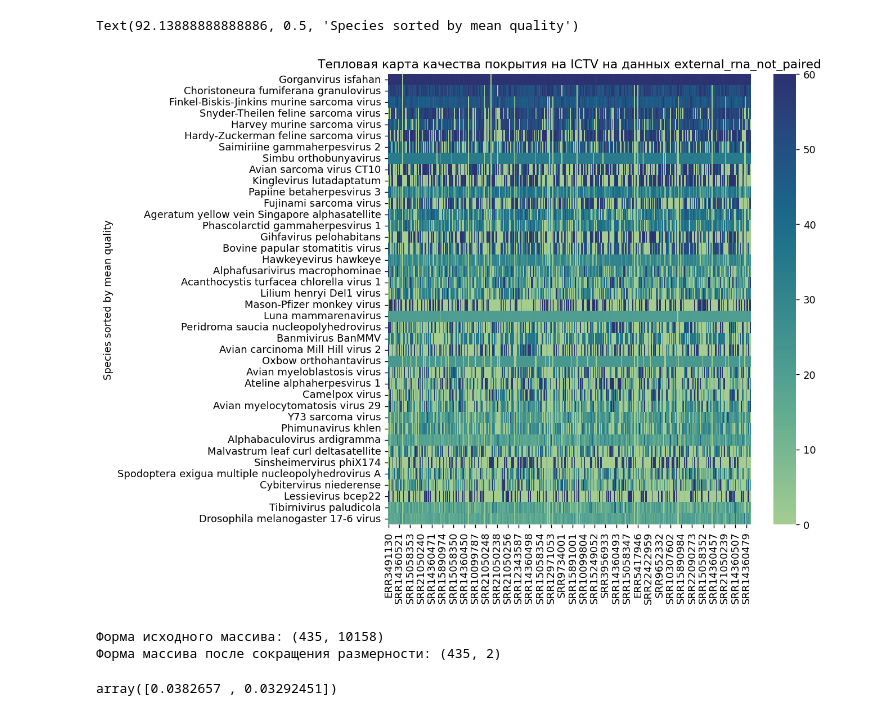
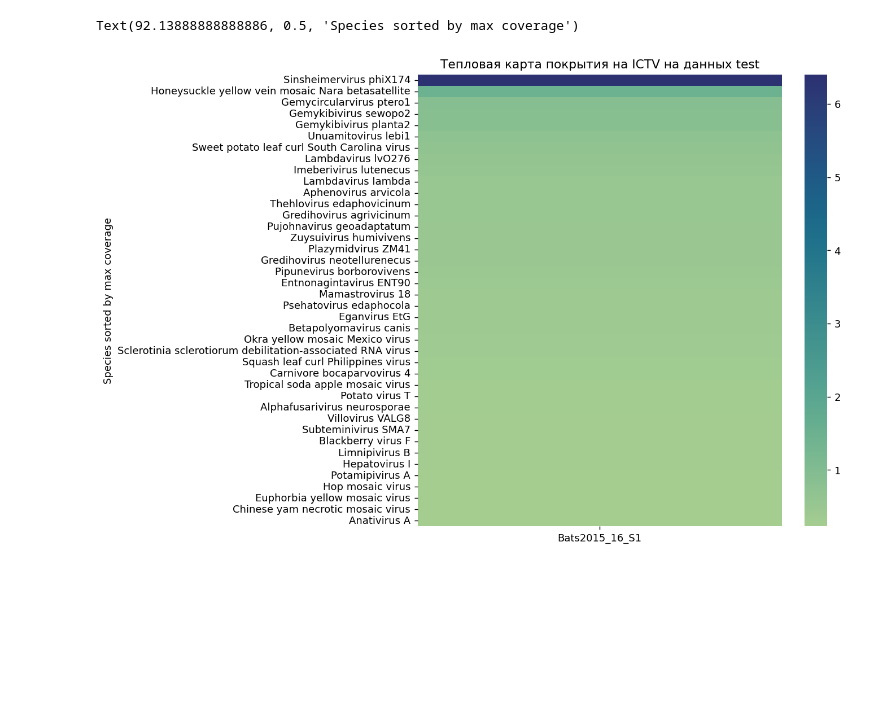
Before and after one commit to NJJeus/AliMarko, a Jupyter notebook: results.ipynb, the cells around one changed output. Drawn from its saved outputs; the diff is of its cells as text; code cells hidden in the pictures; blank space fills up the shorter version.

Commit message:
Revert 'Add notebook for coverage drawing'
This reverts commit d145633fe4a36e088696c4d0eca333574255ab15

```diff
--- a/results.ipynb
+++ b/results.ipynb
@@ -38,7 +35,7 @@ Text(0, 0.5, 'Virus names sorted by mean coverage')
 ictv_coverages = glob.glob(f'{path}/ictv_coverage/*.csv')
 # %%
 common_table = (pd.DataFrame(pd.read_csv(ictv_coverages[0], index_col=0).coverage).
-                rename(columns={'quality':os.path.splitext(os.path.basename(ictv_coverages[0]))[0]}))
+                rename(columns={'coverage':os.path.splitext(os.path.basename(ictv_coverages[0]))[0]}))
 for ictv_coverage in ictv_coverages[1:]:
     name = os.path.splitext(os.path.basename(ictv_coverage))[0]
     common_table[name] = pd.DataFrame(pd.read_csv(ictv_coverage, index_col=0).coverage)
@@ -71,27 +46,8 @@ sorted_df[10:30]
 # %%
 plt.figure(figsize=(8, 8), dpi=130)
 sns.heatmap(sorted_df[:40]*100, cmap="crest")
-plt.title(f'Тепловая карта качества покрытия на ICTV на данных {dataset}')
-plt.ylabel('Species sorted by mean quality')
+plt.title(f'Тепловая карта покрытия на ICTV на данных {dataset}')
+plt.ylabel('Species sorted by max coverage')
 # %% [output]
-Text(92.13888888888886, 0.5, 'Species sorted by mean quality')
+Text(92.13888888888886, 0.5, 'Species sorted by max coverage')
-[figure, old version]
+[figure, new version]
-# %%
-scaler = sklearn.preprocessing.StandardScaler()
-scaler.fit(common_table.T)
-X_scaled = scaler.transform(common_table.T)
-
-# оставляем первые две главные компоненты
-pca = PCA(n_components=2)
-pca.fit(X_scaled)
-# преобразуем данные к первым двум главным компонентам
-X_pca = pca.transform(X_scaled)
-print("Форма исходного массива: {}".format(str(X_scaled.shape)))
-print("Форма массива после сокращения размерности: {}".format(str(X_pca.shape)))
-# %% [output]
-Форма исходного массива: (435, 10158)
-Форма массива после сокращения размерности: (435, 2)
-# %%
-pca.explained_variance_ratio_
-# %% [output]
-array([0.0382657 , 0.03292451])
```
Also changed, not shown: parts of 12 cells of this notebook, 1 other file.
